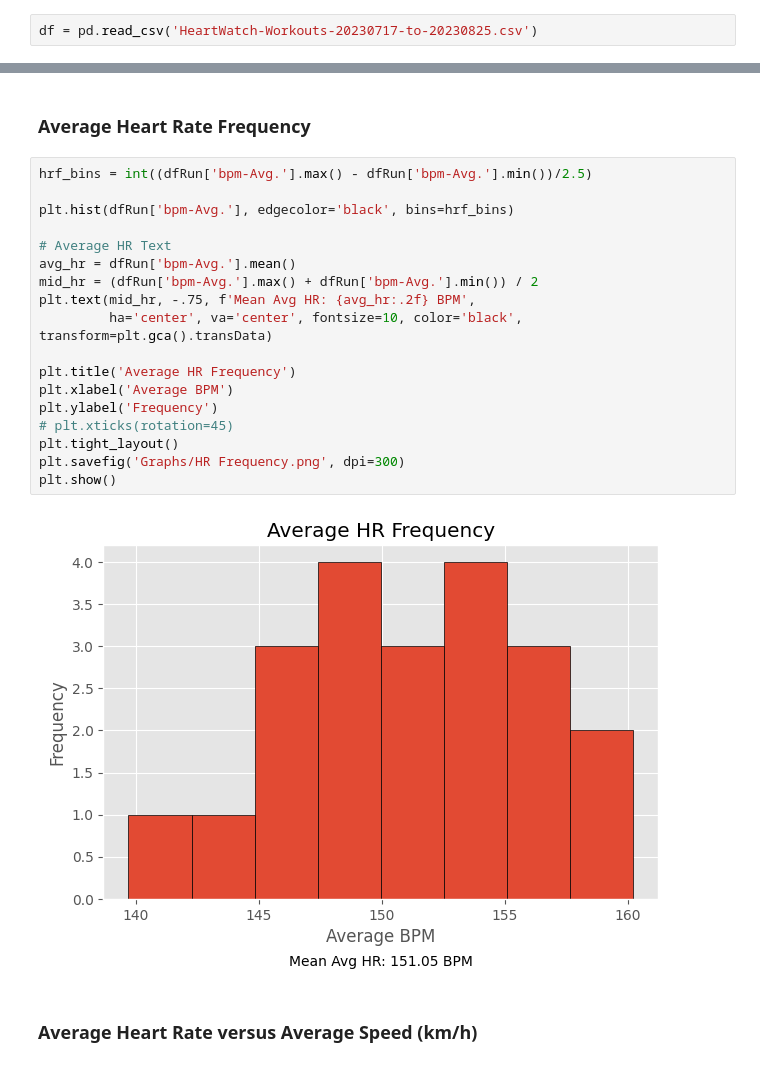
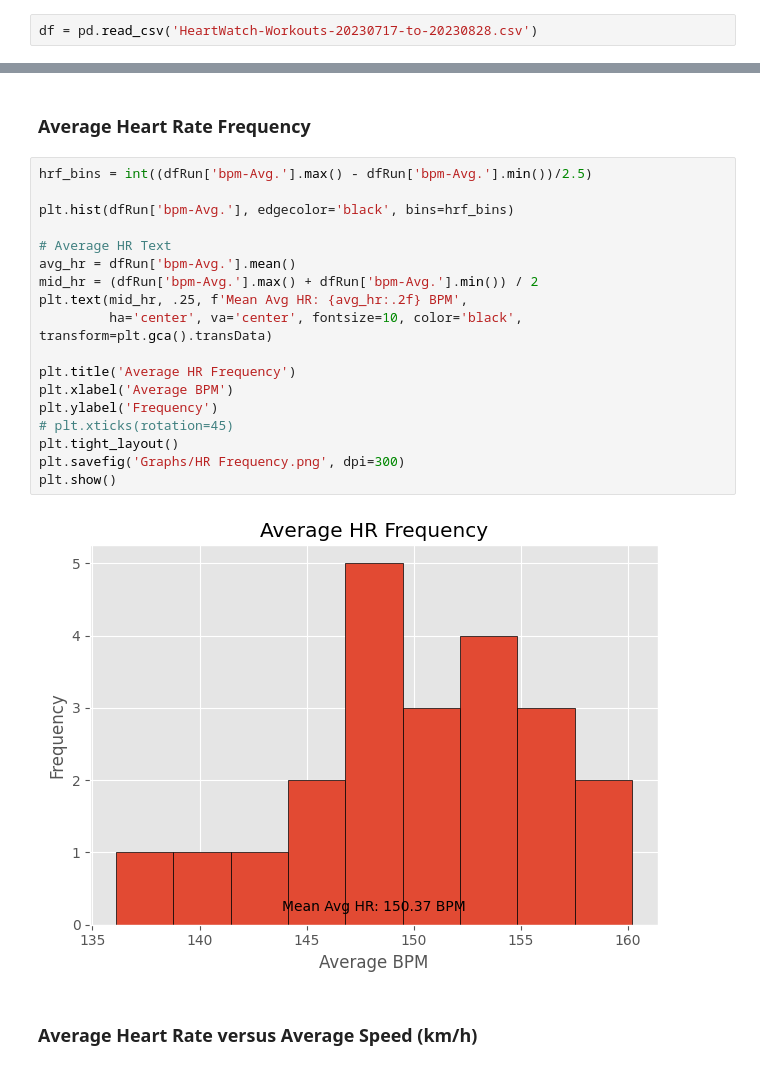
Before and after one commit to palmerac/Elevate, a Jupyter notebook: runStats.ipynb, the cells around one changed output, grey strips where cells are left out. Drawn from its saved outputs; the diff is of its cells as text.

```diff
--- a/runStats.ipynb
+++ b/runStats.ipynb
@@ -30,7 +31,7 @@ start = time.perf_counter()
 # %% [markdown]
 Only counting activities post Europe, export HeartWatch Workouts from Jul 17 - Today and add the csv to the wd
 # %%
-df = pd.read_csv('HeartWatch-Workouts-20230717-to-20230825.csv')
+df = pd.read_csv('HeartWatch-Workouts-20230717-to-20230828.csv')
 # %%
 df = df.drop(['Date', 'from', 'to', 'rpe', 'Load', 'bpm-lo', 'bpm-90%+-%', '90%+-mins',
               'bpm-80-90%-%', '80-90%-mins','bpm-70-80%-%', '70-80%-mins','bpm-60-70%-%',
@@ -119,23 +120,23 @@ plt.show()
 # %%
 hrf_bins = int((dfRun['bpm-Avg.'].max() - dfRun['bpm-Avg.'].min())/2.5)
 
 plt.hist(dfRun['bpm-Avg.'], edgecolor='black', bins=hrf_bins)
 
 # Average HR Text
 avg_hr = dfRun['bpm-Avg.'].mean()
 mid_hr = (dfRun['bpm-Avg.'].max() + dfRun['bpm-Avg.'].min()) / 2
-plt.text(mid_hr, -.75, f'Mean Avg HR: {avg_hr:.2f} BPM',
+plt.text(mid_hr, .25, f'Mean Avg HR: {avg_hr:.2f} BPM',
          ha='center', va='center', fontsize=10, color='black', transform=plt.gca().transData)
 
 plt.title('Average HR Frequency')
 plt.xlabel('Average BPM')
 plt.ylabel('Frequency')
 # plt.xticks(rotation=45)
 plt.tight_layout()
 plt.savefig('Graphs/HR Frequency.png', dpi=300)
 plt.show()
 # %% [output]
-[figure, old version]
+[figure, new version]
 # %% [markdown]
 ### Average Heart Rate versus Average Speed (km/h)
 # %%
```
Also changed, not shown: parts of 17 cells of this notebook, 12 other files.
